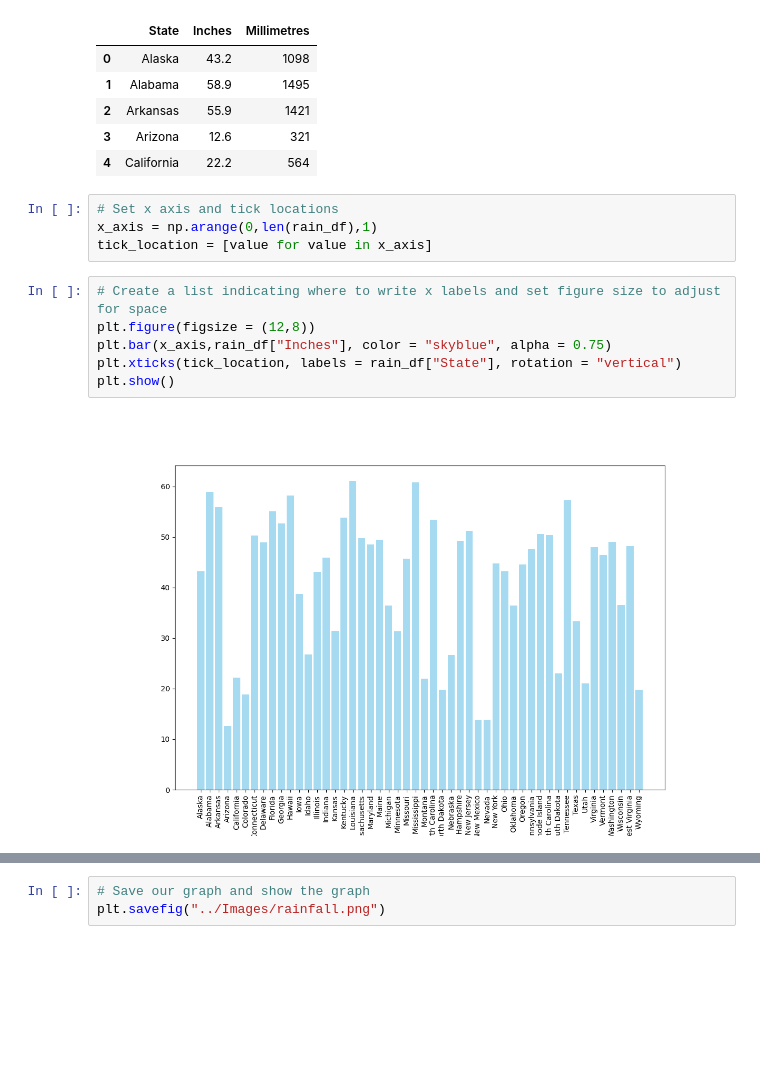
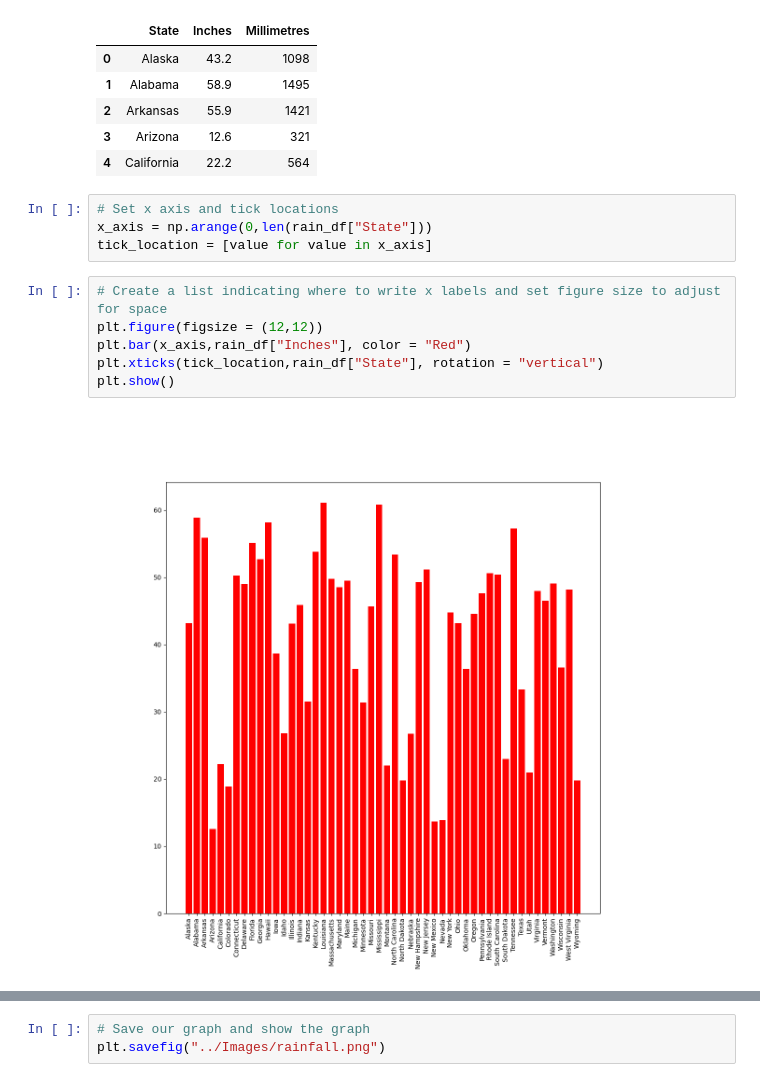
Before and after one commit to jacktemme/Class_activities, a Jupyter notebook: Lesson_5/Class_1/13-Stu_AvgRain-BarChartsWithPandas/Unsolved/avg_state_rain.ipynb, the cells around one changed output, grey strips where cells are left out. Saved outputs shown, nothing was run; the diff lists cells and outputs as text; blank space fills up the shorter version.

```diff
--- a/Lesson_5/Class_1/13-Stu_AvgRain-BarChartsWithPandas/Unsolved/avg_state_rain.ipynb
+++ b/Lesson_5/Class_1/13-Stu_AvgRain-BarChartsWithPandas/Unsolved/avg_state_rain.ipynb
@@ -20,15 +20,15 @@ rain_df.head()
 | 4 | California | 22.2 | 564 |
 # %%
 # Set x axis and tick locations
-x_axis = np.arange(0,len(rain_df),1)
+x_axis = np.arange(0,len(rain_df["State"]))
 tick_location = [value for value in x_axis]
 # %%
 # Create a list indicating where to write x labels and set figure size to adjust for space
-plt.figure(figsize = (12,8))
-plt.bar(x_axis,rain_df["Inches"], color = "skyblue", alpha = 0.75)
-plt.xticks(tick_location, labels = rain_df["State"], rotation = "vertical")
+plt.figure(figsize = (12,12))
+plt.bar(x_axis,rain_df["Inches"], color = "Red")
+plt.xticks(tick_location,rain_df["State"], rotation = "vertical")
 plt.show()
 # %% [output]
-[figure, old version]
+[figure, new version]
 # %%
 # Set x and y limits
```
Also changed, not shown: parts of 2 cells of this notebook, 6 other files.
